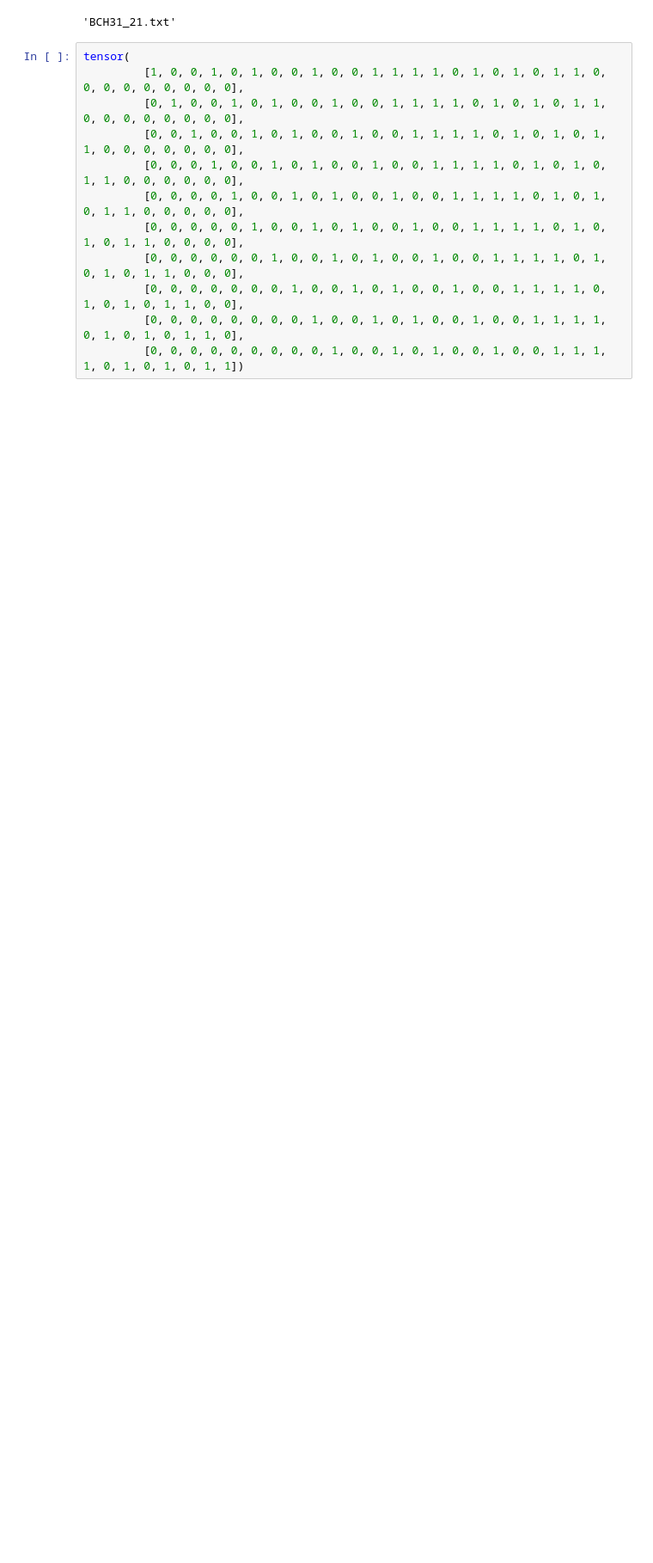
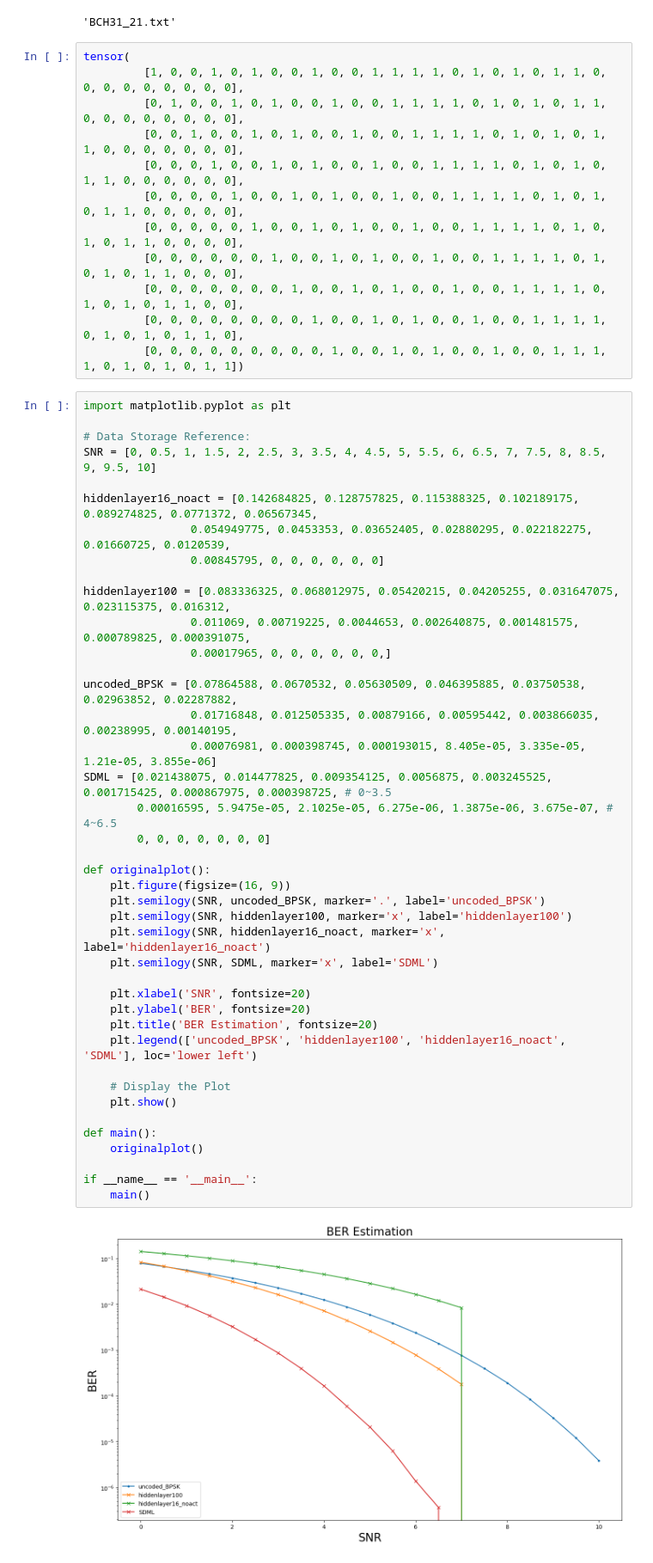
Before and after one commit to EricYuan8307/Machine-Learning-Based-Error-Correcting-Decoders, a Jupyter notebook: Functions.ipynb, the cells around one changed output. Shown: that part at 86% size. Drawn from its saved outputs; the diff is of its cells as text; blank space fills up the shorter version.

Commit message:
for MLNN Hidden layer = 1

```diff
--- a/Functions.ipynb
+++ b/Functions.ipynb
@@ -633,3 +633,46 @@ tensor(
          [0, 0, 0, 0, 0, 0, 0, 1, 0, 0, 1, 0, 1, 0, 0, 1, 0, 0, 1, 1, 1, 1, 0, 1, 0, 1, 0, 1, 1, 0, 0],
          [0, 0, 0, 0, 0, 0, 0, 0, 1, 0, 0, 1, 0, 1, 0, 0, 1, 0, 0, 1, 1, 1, 1, 0, 1, 0, 1, 0, 1, 1, 0],
          [0, 0, 0, 0, 0, 0, 0, 0, 0, 1, 0, 0, 1, 0, 1, 0, 0, 1, 0, 0, 1, 1, 1, 1, 0, 1, 0, 1, 0, 1, 1])
+# %%
+import matplotlib.pyplot as plt
+
+# Data Storage Reference:
+SNR = [0, 0.5, 1, 1.5, 2, 2.5, 3, 3.5, 4, 4.5, 5, 5.5, 6, 6.5, 7, 7.5, 8, 8.5, 9, 9.5, 10]
+
+hiddenlayer16_noact = [0.142684825, 0.128757825, 0.115388325, 0.102189175, 0.089274825, 0.0771372, 0.06567345,
+                0.054949775, 0.0453353, 0.03652405, 0.02880295, 0.022182275, 0.01660725, 0.0120539,
+                0.00845795, 0, 0, 0, 0, 0, 0]
+
+hiddenlayer100 = [0.083336325, 0.068012975, 0.05420215, 0.04205255, 0.031647075, 0.023115375, 0.016312,
+                0.011069, 0.00719225, 0.0044653, 0.002640875, 0.001481575, 0.000789825, 0.000391075,
+                0.00017965, 0, 0, 0, 0, 0, 0,]
+
+uncoded_BPSK = [0.07864588, 0.0670532, 0.05630509, 0.046395885, 0.03750538, 0.02963852, 0.02287882,
+                0.01716848, 0.012505335, 0.00879166, 0.00595442, 0.003866035, 0.00238995, 0.00140195,
+                0.00076981, 0.000398745, 0.000193015, 8.405e-05, 3.335e-05, 1.21e-05, 3.855e-06]
+SDML = [0.021438075, 0.014477825, 0.009354125, 0.0056875, 0.003245525, 0.001715425, 0.000867975, 0.000398725, # 0~3.5
+        0.00016595, 5.9475e-05, 2.1025e-05, 6.275e-06, 1.3875e-06, 3.675e-07, # 4~6.5
+        0, 0, 0, 0, 0, 0, 0]
+
+def originalplot():
+    plt.figure(figsize=(16, 9))
+    plt.semilogy(SNR, uncoded_BPSK, marker='.', label='uncoded_BPSK')
+    plt.semilogy(SNR, hiddenlayer100, marker='x', label='hiddenlayer100')
+    plt.semilogy(SNR, hiddenlayer16_noact, marker='x', label='hiddenlayer16_noact')
+    plt.semilogy(SNR, SDML, marker='x', label='SDML')
+
+    plt.xlabel('SNR', fontsize=20)
+    plt.ylabel('BER', fontsize=20)
+    plt.title('BER Estimation', fontsize=20)
+    plt.legend(['uncoded_BPSK', 'hiddenlayer100', 'hiddenlayer16_noact', 'SDML'], loc='lower left')
+
+    # Display the Plot
+    plt.show()
+
+def main():
+    originalplot()
+
+if __name__ == '__main__':
+    main()
+# %% [output]
+[figure, added]
```
Also changed, not shown: 2 other files.
